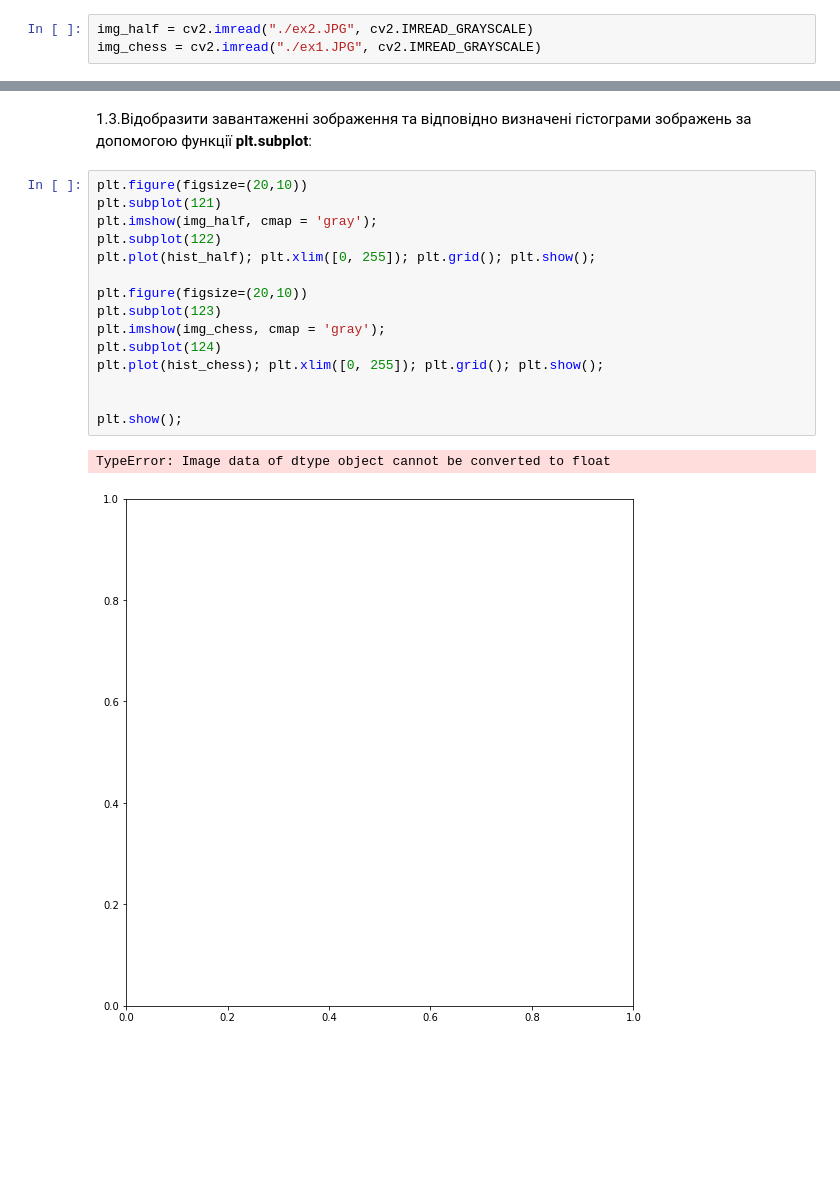
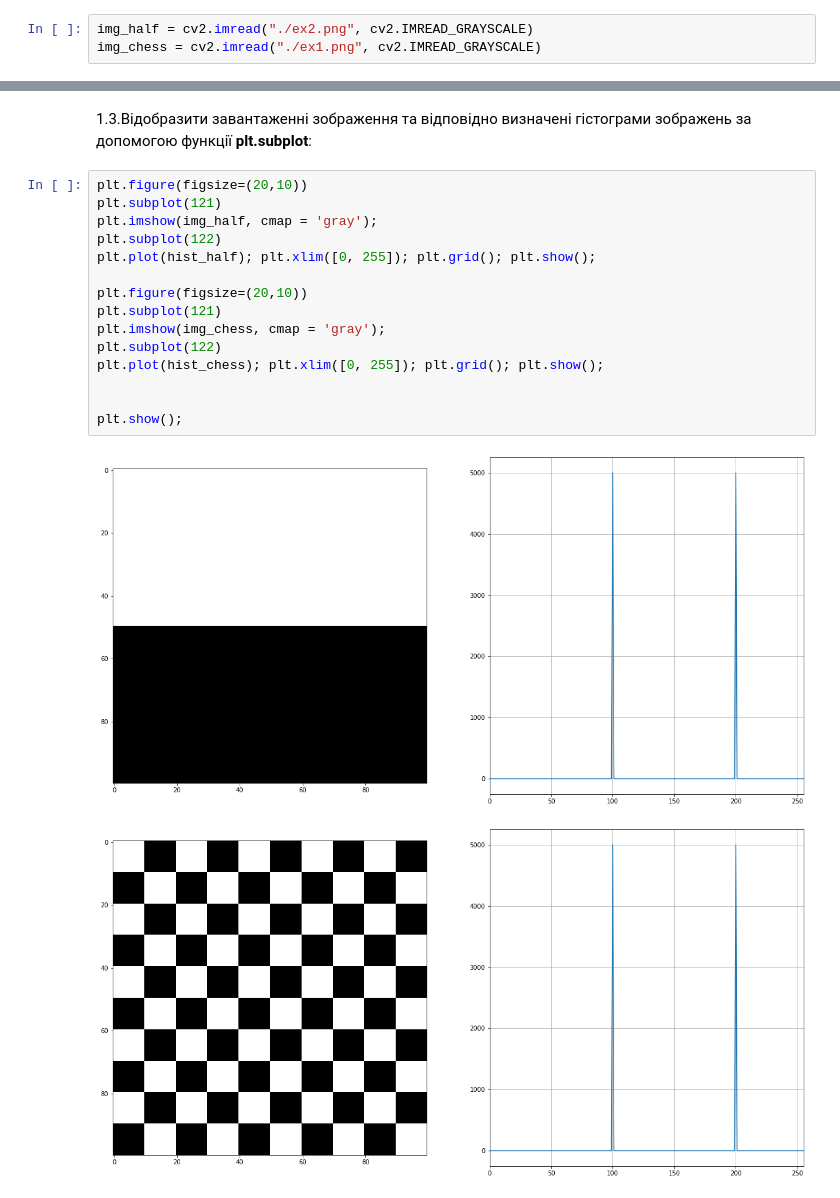
Before and after one commit to VladisIove/digital_signal_processing, a Jupyter notebook: Labs/Lab2/Lab2.ipynb, the cells around one changed output, grey strips where cells are left out. Drawn from its saved outputs; the diff is of its cells as text; blank space fills up the shorter version.

```diff
--- a/Labs/Lab2/Lab2.ipynb
+++ b/Labs/Lab2/Lab2.ipynb
@@ -14,8 +14,8 @@ import cv2
 import numpy as np
 import matplotlib.pyplot as plt
 # %%
-img_half = cv2.imread("./ex2.JPG", cv2.IMREAD_GRAYSCALE)
-img_chess = cv2.imread("./ex1.JPG", cv2.IMREAD_GRAYSCALE)
+img_half = cv2.imread("./ex2.png", cv2.IMREAD_GRAYSCALE)
+img_chess = cv2.imread("./ex1.png", cv2.IMREAD_GRAYSCALE)
 # %% [markdown]
 1.2.Визначити гістограму для кожного зображення:
 # %%
@@ -28,18 +28,18 @@ hist_chess = cv2.calcHist([img_chess], [0], None, [256], [0, 256])
 # %%
 plt.figure(figsize=(20,10))
 plt.subplot(121)
 plt.imshow(img_half, cmap = 'gray');
 plt.subplot(122)
 plt.plot(hist_half); plt.xlim([0, 255]); plt.grid(); plt.show();
 
 plt.figure(figsize=(20,10))
-plt.subplot(123)
+plt.subplot(121)
 plt.imshow(img_chess, cmap = 'gray');
-plt.subplot(124)
+plt.subplot(122)
 plt.plot(hist_chess); plt.xlim([0, 255]); plt.grid(); plt.show();
 
 
 plt.show();
 # %% [output]
-TypeError: Image data of dtype object cannot be converted to float
-[figure, old version]
+[figure, new version]
+[figure, added]
```
